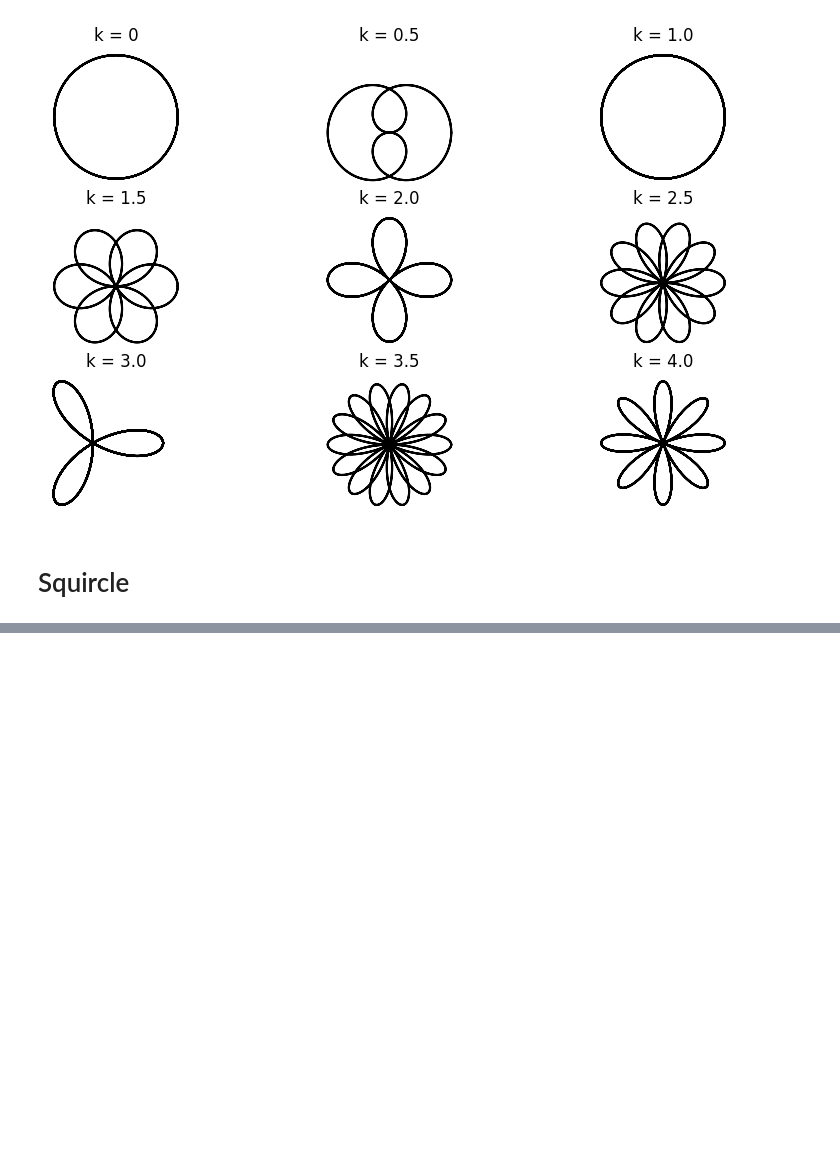
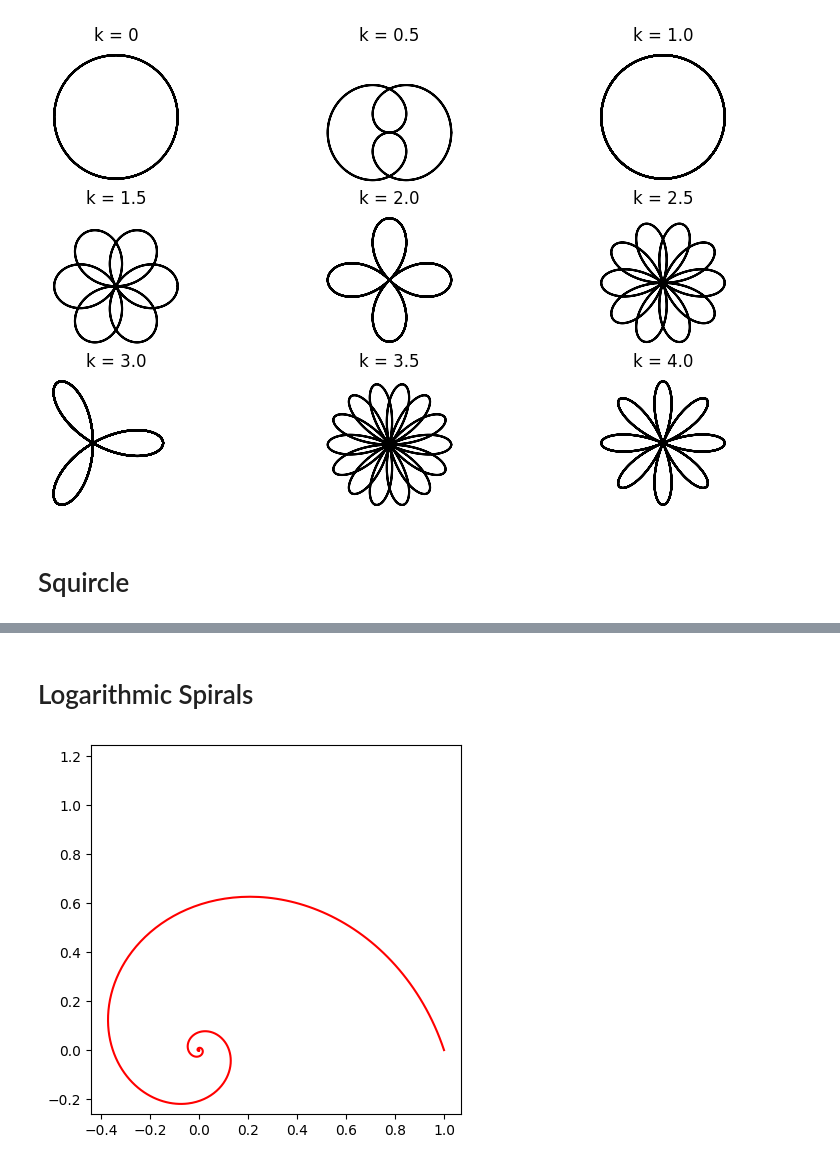
Before and after one commit to rtharris619/ProjectMath, a Jupyter notebook: Trigonometry/art_with_trig.ipynb, the cells around one changed output, grey strips where cells are left out. Saved outputs shown, nothing was run; the diff lists cells and outputs as text; code cells hidden in the pictures; blank space fills up the shorter version.

```diff
--- a/Trigonometry/art_with_trig.ipynb
+++ b/Trigonometry/art_with_trig.ipynb
@@ -96,0 +113,13 @@ plt.show()
+# %% [markdown]
+# Logarithmic Spirals
+# %%
+t = np.linspace(0,10*np.pi,1234)
+k = -3
+x = np.cos(t) * np.exp(t/k)
+y = np.sin(t) * np.exp(t/k)
+
+plt.plot(x,y,'r')
+plt.axis('square')
+plt.show()
+# %% [output]
+[figure, added]
```
Also changed, not shown: parts of 4 cells of this notebook, 1 other file.
